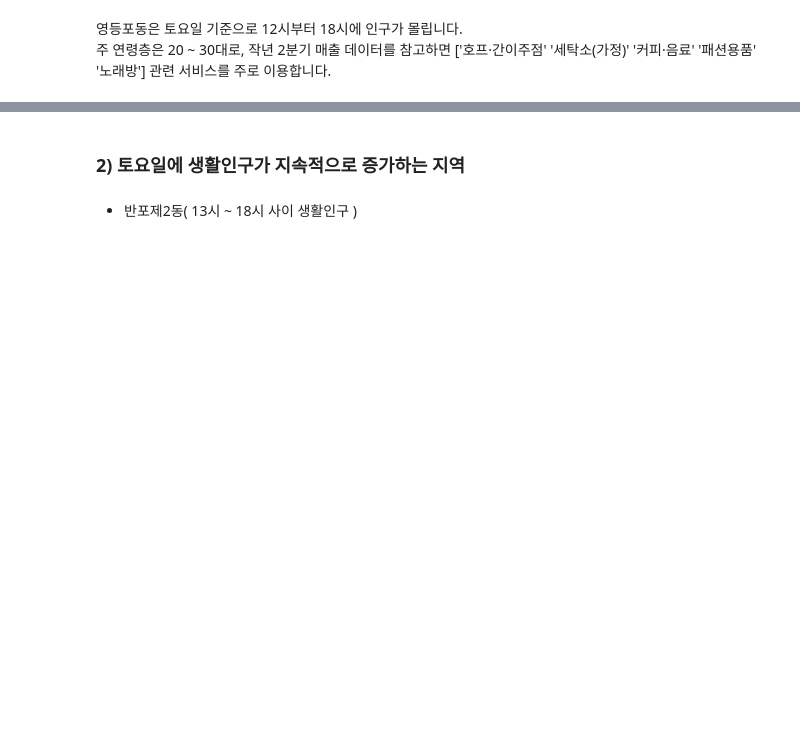
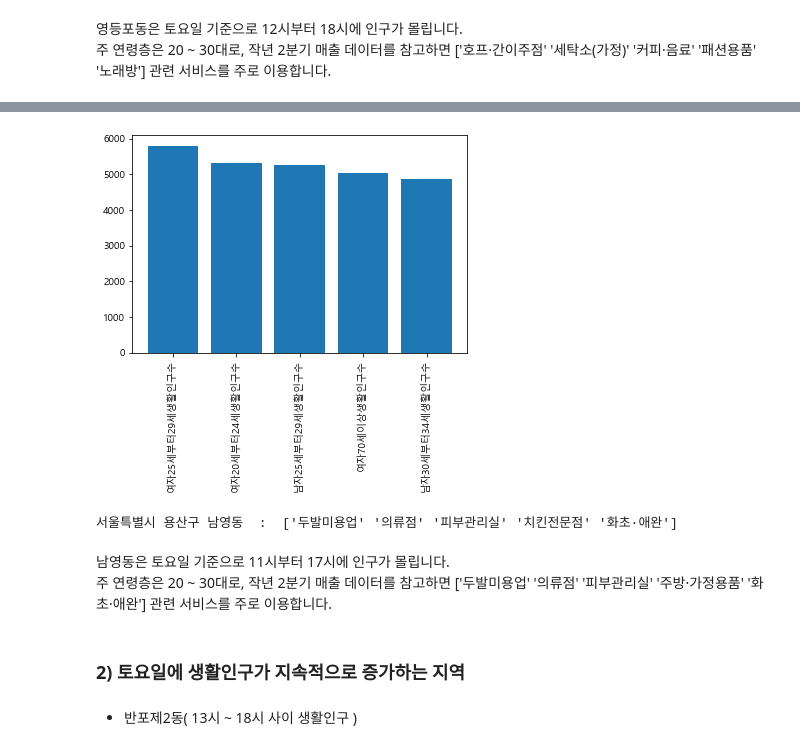
Before and after one commit to swoos91/COVID19_EDA, a Jupyter notebook: COVID-19.ipynb, the cells around one changed output, grey strips where cells are left out. Cells and saved outputs as stored; diff of their text form; code cells hidden in the pictures; blank space fills up the shorter version.

```diff
--- a/COVID-19.ipynb
+++ b/COVID-19.ipynb
@@ -506,3 +505,17 @@ print(loc_code[loc_code['행정동코드_'] == dong]['행정동명_'].values[0],
+# %%
+dong = 11170530
+ppl_trend(dong, 11, 18)
+# %% [output]
+[figure, added]
+# %%
+main_service_tmp = csm[csm['상권_코드'].isin(mkt[mkt['행정동코드']== dong ]['상권코드'].values)].copy()
+main_service_ = main_service_tmp.sort_values('토요일_매출_비율', ascending=False).head(20)['서비스_업종_코드_명'].value_counts().index[:5].values
+print(loc_code[loc_code['행정동코드_'] == dong]['행정동명_'].values[0], ' : ',main_service_)
+# %% [output]
+서울특별시 용산구 남영동  :  ['두발미용업' '의류점' '피부관리실' '치킨전문점' '화초·애완']
+# %% [markdown]
+남영동은 토요일 기준으로 11시부터 17시에 인구가 몰립니다.\
+주 연령층은 20 ~ 30대로, 작년 2분기 매출 데이터를 참고하면 ['두발미용업' '의류점' '피부관리실' '주방·가정용품' '화초·애완'] 관련 서비스를 주로 이용합니다.
 # %% [markdown]
 ### 2) 토요일에 생활인구가 지속적으로 증가하는 지역
 # %% [markdown]
```
Also changed, not shown: parts of 26 cells of this notebook.
